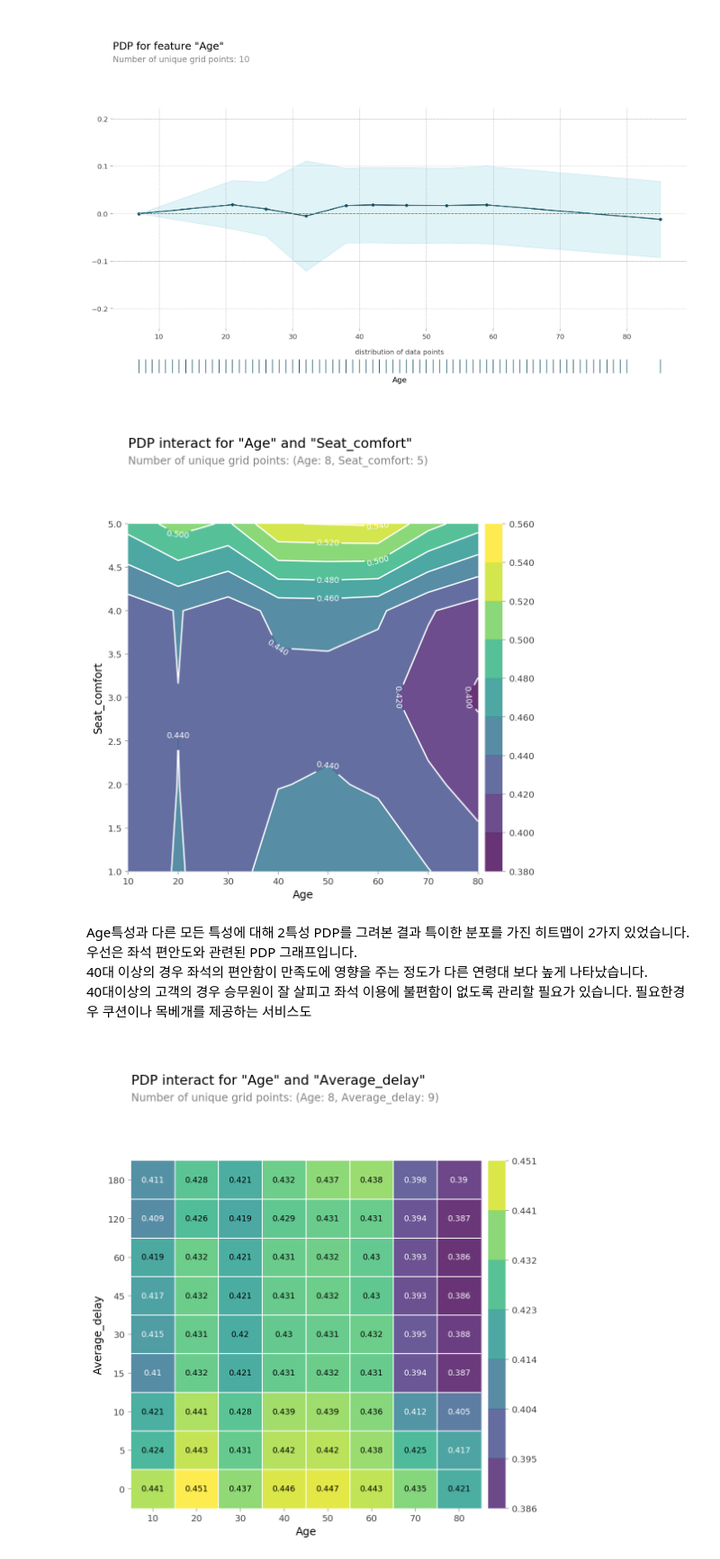
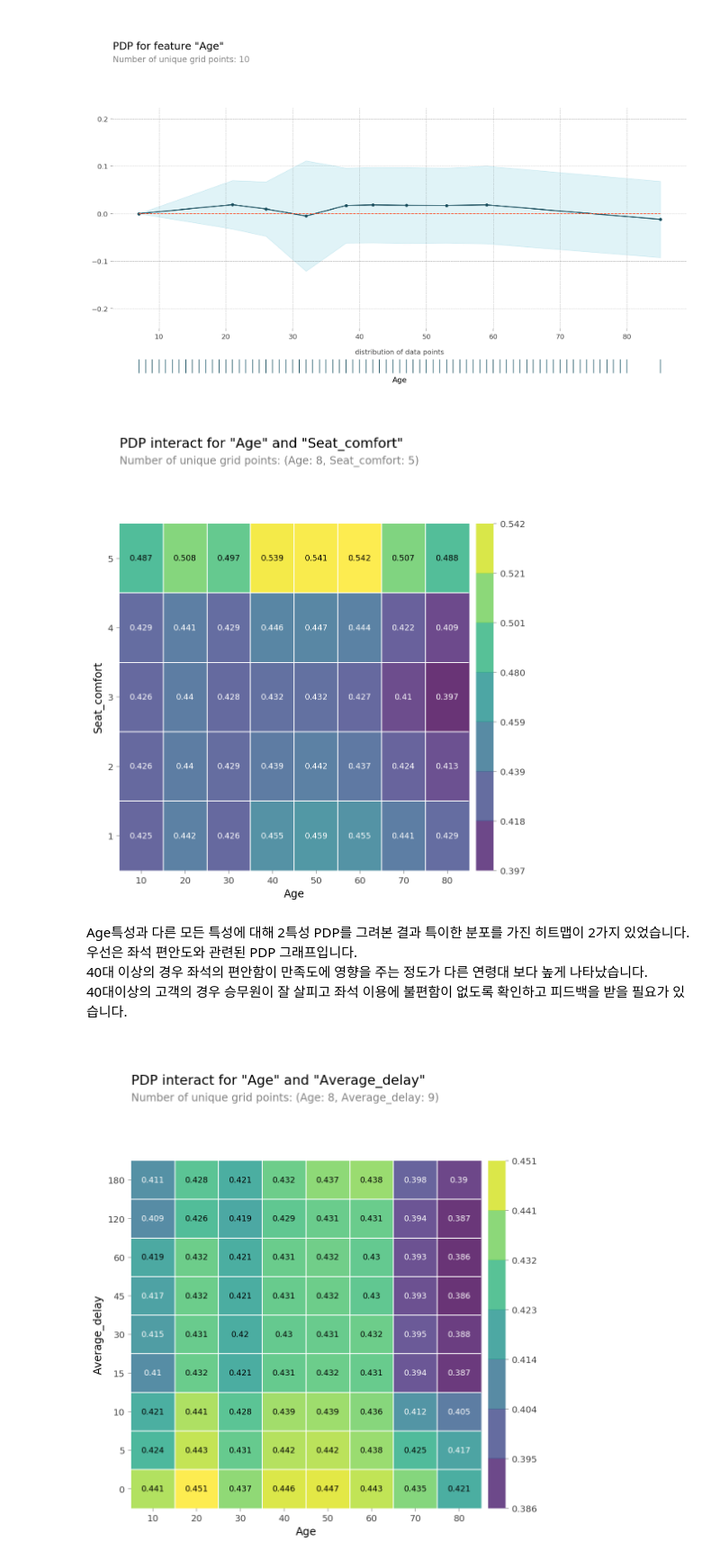
Before and after one commit to SYKIM5396/Airline_Satisfaction, a Jupyter notebook: Part4_6.ipynb, the cells around one changed output. Shown at 90% size. Drawn from its saved outputs; the diff is of its cells as text; code cells hidden in the pictures.

```diff
--- a/Part4_6.ipynb
+++ b/Part4_6.ipynb
@@ -419,22 +411,22 @@ plt.show()
 # %%
 target_features = ["Age", 'Seat_comfort']
 
 interaction = pdp_interact(
     model=model,
     dataset=X_test_preprocessed,
     model_features=X_test_preprocessed.columns,
     features=target_features,
     cust_grid_points=[[10,20,30,40,50,60,70,80],[1,2,3,4,5]]
     )
-axes = pdp_interact_plot(interaction, plot_type="contour", feature_names=target_features)
+axes = pdp_interact_plot(interaction, plot_type="grid", feature_names=target_features)
 plt.show()
 # %% [output]
-[figure, old version]
+[figure, new version]
 # %% [markdown]
 Age특성과 다른 모든 특성에 대해 2특성 PDP를 그려본 결과 특이한 분포를 가진 히트맵이 2가지 있었습니다.
 우선은 좌석 편안도와 관련된 PDP 그래프입니다.
 40대 이상의 경우 좌석의 편안함이 만족도에 영향을 주는 정도가 다른 연령대 보다 높게 나타났습니다.
-40대이상의 고객의 경우 승무원이 잘 살피고 좌석 이용에 불편함이 없도록 관리할 필요가 있습니다. 필요한경우 쿠션이나 목베개를 제공하는 서비스도
+40대이상의 고객의 경우 승무원이 잘 살피고 좌석 이용에 불편함이 없도록 확인하고 피드백을 받을 필요가 있습니다.
 # %%
 target_features = ["Age", 'Average_delay']
 
```
Also changed, not shown: parts of 3 cells of this notebook.
